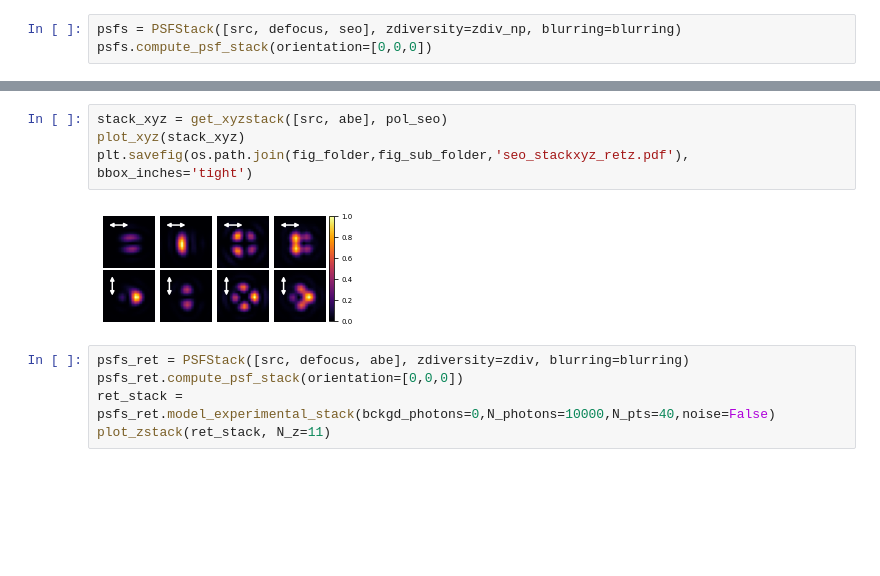
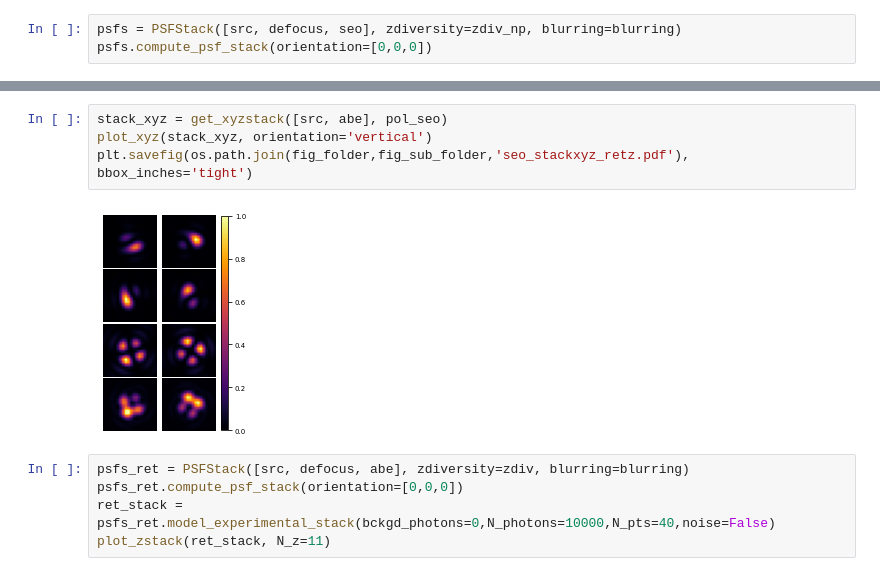
Before and after one commit to rodguti90/pyPSFstack, a Jupyter notebook: figures_article.ipynb, the cells around one changed output, grey strips where cells are left out. Cells and saved outputs as stored; diff of their text form; blank space fills up the shorter version.

```diff
--- a/figures_article.ipynb
+++ b/figures_article.ipynb
@@ -268,9 +269,9 @@ plt.savefig(os.path.join(fig_folder,fig_sub_folder,'jones_seo_retz.pdf'), bbox_i
 # %%
 stack_xyz = get_xyzstack([src, abe], pol_seo)
-plot_xyz(stack_xyz)
+plot_xyz(stack_xyz, orientation='vertical')
 plt.savefig(os.path.join(fig_folder,fig_sub_folder,'seo_stackxyz_retz.pdf'), bbox_inches='tight')
 # %% [output]
-[figure, old version]
+[figure, new version]
 # %%
 psfs_ret = PSFStack([src, defocus, abe], zdiversity=zdiv, blurring=blurring)
 psfs_ret.compute_psf_stack(orientation=[0,0,0])
```
Also changed, not shown: parts of 64 cells of this notebook.
